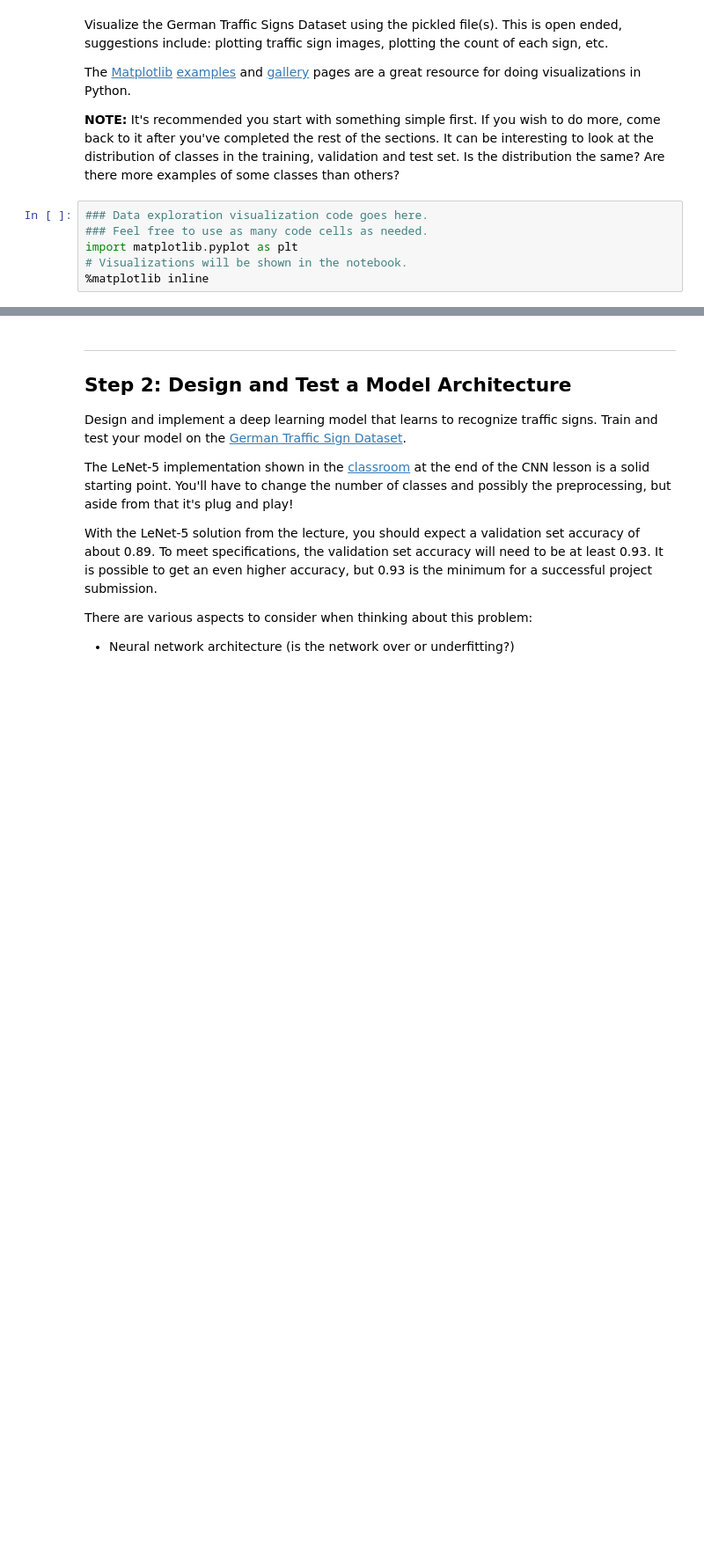
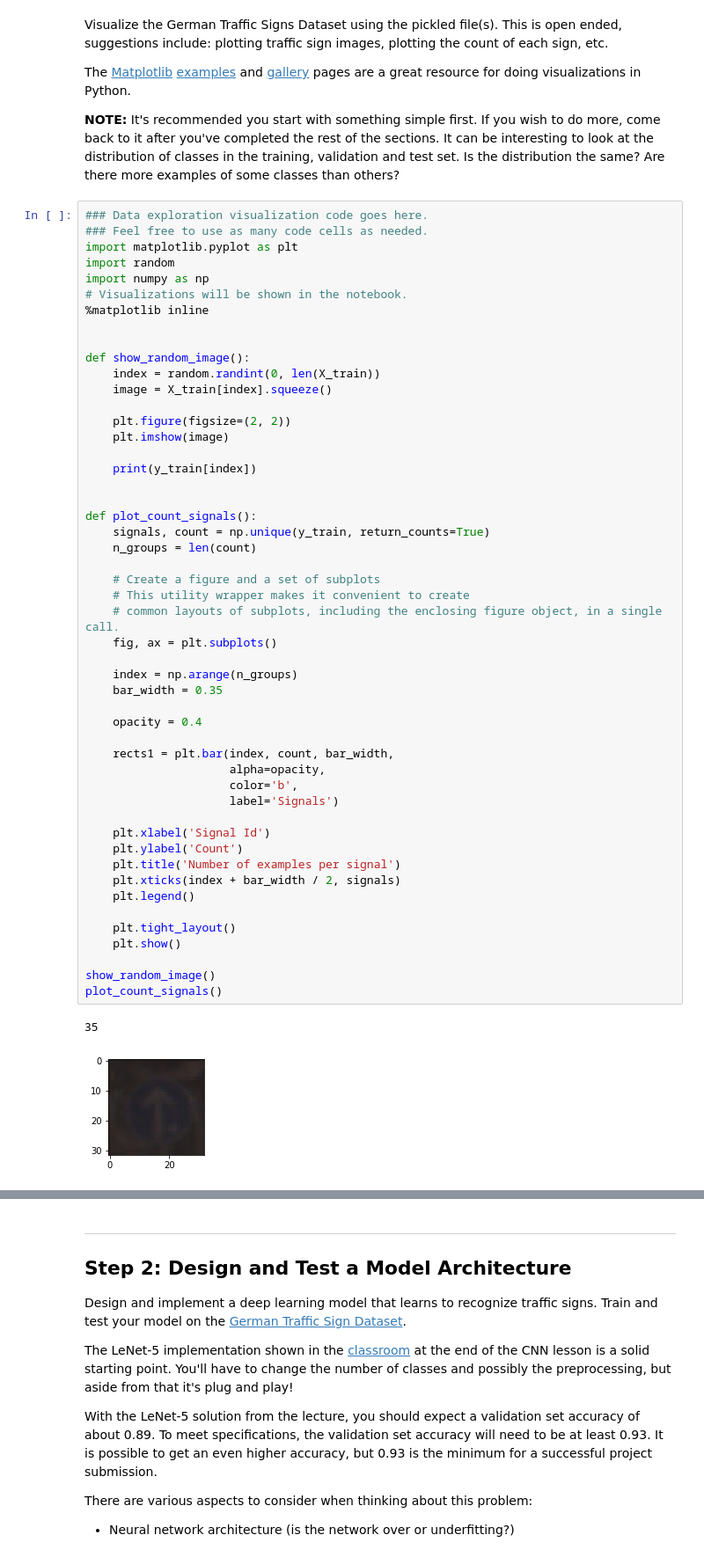
Before and after one commit to mccorby/Course-SDC, a Jupyter notebook: Term1/CarND-Traffic-Sign-Classifier-Project/Traffic_Sign_Classifier.ipynb, the cells around one changed output, grey strips where cells are left out. Shown at 88% size. Saved outputs shown, nothing was run; the diff lists cells and outputs as text; blank space fills up the shorter version.

Commit message:
Visualisation of dataset

```diff
--- a/Term1/CarND-Traffic-Sign-Classifier-Project/Traffic_Sign_Classifier.ipynb
+++ b/Term1/CarND-Traffic-Sign-Classifier-Project/Traffic_Sign_Classifier.ipynb
@@ -86,9 +92,56 @@ Visualize the German Traffic Signs Dataset using the pickled file(s). This is op
 The [Matplotlib](http://matplotlib.org/) [examples](http://matplotlib.org/examples/index.html) and [gallery](http://matplotlib.org/gallery.html) pages are a great resource for doing visualizations in Python.
 
 **NOTE:** It's recommended you start with something simple first. If you wish to do more, come back to it after you've completed the rest of the sections. It can be interesting to look at the distribution of classes in the training, validation and test set. Is the distribution the same? Are there more examples of some classes than others?
-# %%
-### Data exploration visualization code goes here.
-### Feel free to use as many code cells as needed.
-import matplotlib.pyplot as plt
-# Visualizations will be shown in the notebook.
-%matplotlib inline
+# %%
+### Data exploration visualization code goes here.
+### Feel free to use as many code cells as needed.
+import matplotlib.pyplot as plt
+import random
+import numpy as np
+# Visualizations will be shown in the notebook.
+%matplotlib inline
+
+
+def show_random_image():
+    index = random.randint(0, len(X_train))
+    image = X_train[index].squeeze()
+
+    plt.figure(figsize=(2, 2))
+    plt.imshow(image)
+
+    print(y_train[index])
+
+
+def plot_count_signals():
+    signals, count = np.unique(y_train, return_counts=True)
+    n_groups = len(count)
+
+    # Create a figure and a set of subplots
+    # This utility wrapper makes it convenient to create
+    # common layouts of subplots, including the enclosing figure object, in a single call.
+    fig, ax = plt.subplots()
+
+    index = np.arange(n_groups)
+    bar_width = 0.35
+
+    opacity = 0.4
+
+    rects1 = plt.bar(index, count, bar_width,
+                     alpha=opacity,
+                     color='b',
+                     label='Signals')
+
+    plt.xlabel('Signal Id')
+    plt.ylabel('Count')
+    plt.title('Number of examples per signal')
+    plt.xticks(index + bar_width / 2, signals)
+    plt.legend()
+
+    plt.tight_layout()
+    plt.show()
+
+show_random_image()
+plot_count_signals()
+# %% [output]
+35
+[figure, added]
```
Also changed, not shown: parts of 2 cells of this notebook.
